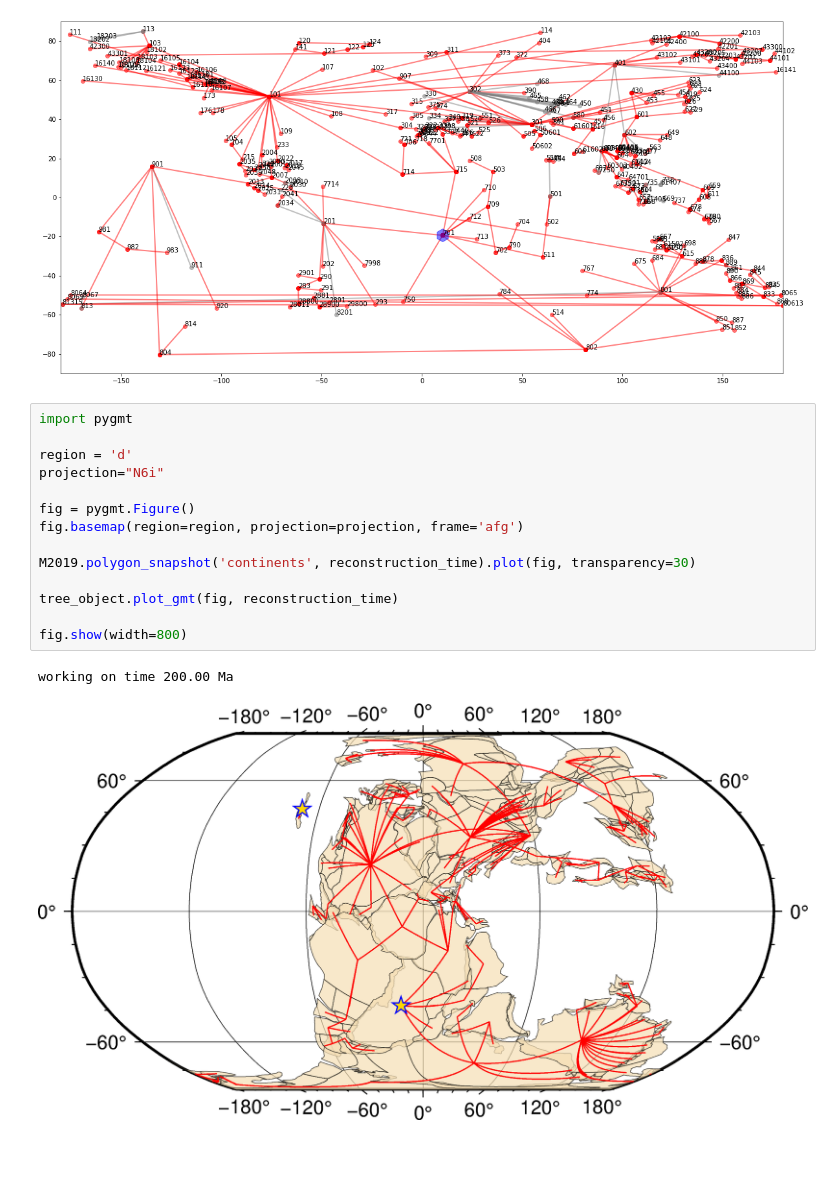
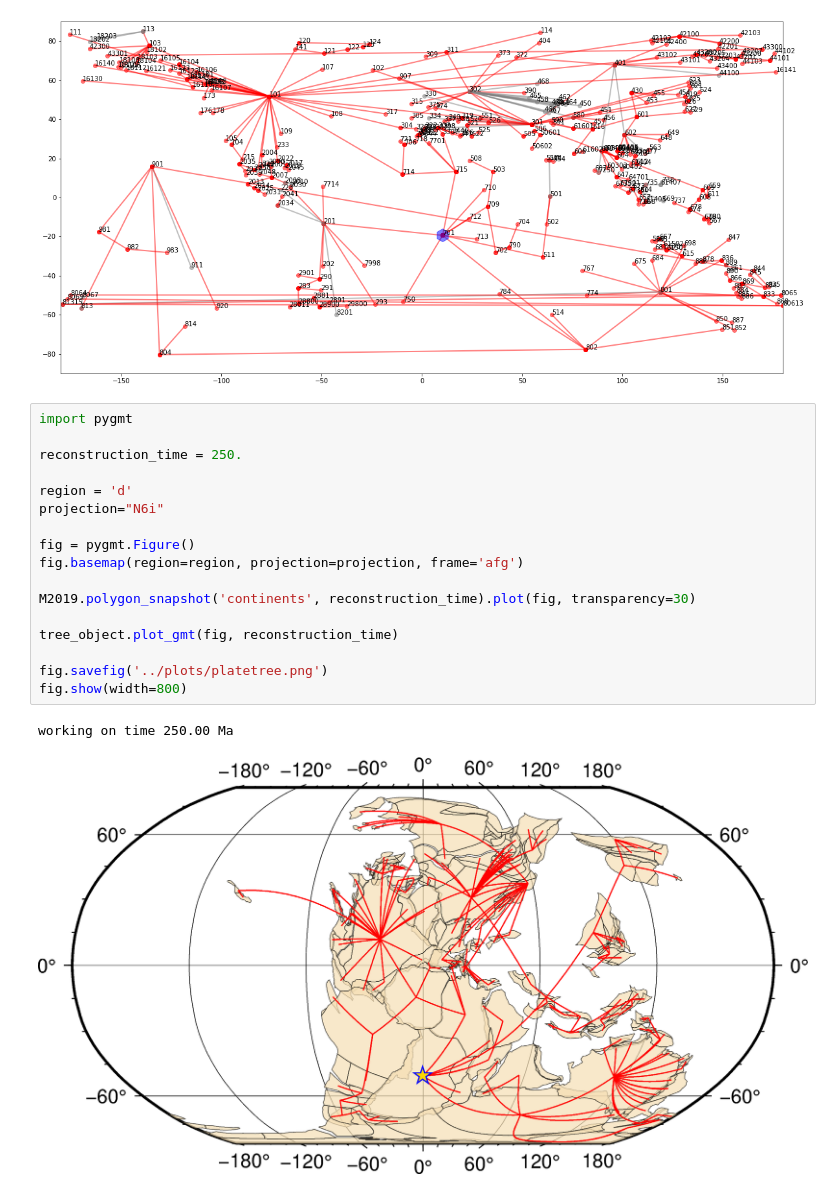
Before and after one commit to siwill22/GPlatesReconstructionModel, a Jupyter notebook: test_notebooks/test_PlateTree.ipynb, the cells around one changed output. Saved outputs shown, nothing was run; the diff lists cells and outputs as text; blank space fills up the shorter version.

```diff
--- a/test_notebooks/test_PlateTree.ipynb
+++ b/test_notebooks/test_PlateTree.ipynb
@@ -34,18 +20,21 @@ tree_object.plot_snapshot(50., figsize=(20,10))
 [figure]
 # %%
 import pygmt
+
+reconstruction_time = 250.
 
 region = 'd'
 projection="N6i"
 
 fig = pygmt.Figure()
 fig.basemap(region=region, projection=projection, frame='afg')
 
 M2019.polygon_snapshot('continents', reconstruction_time).plot(fig, transparency=30)
 
 tree_object.plot_gmt(fig, reconstruction_time)
 
+fig.savefig('../plots/platetree.png')
 fig.show(width=800)
 # %% [output]
-working on time 200.00 Ma
+working on time 250.00 Ma
-[figure, old version]
+[figure, new version]
```
Also changed, not shown: parts of 3 cells of this notebook, 2 other files.
